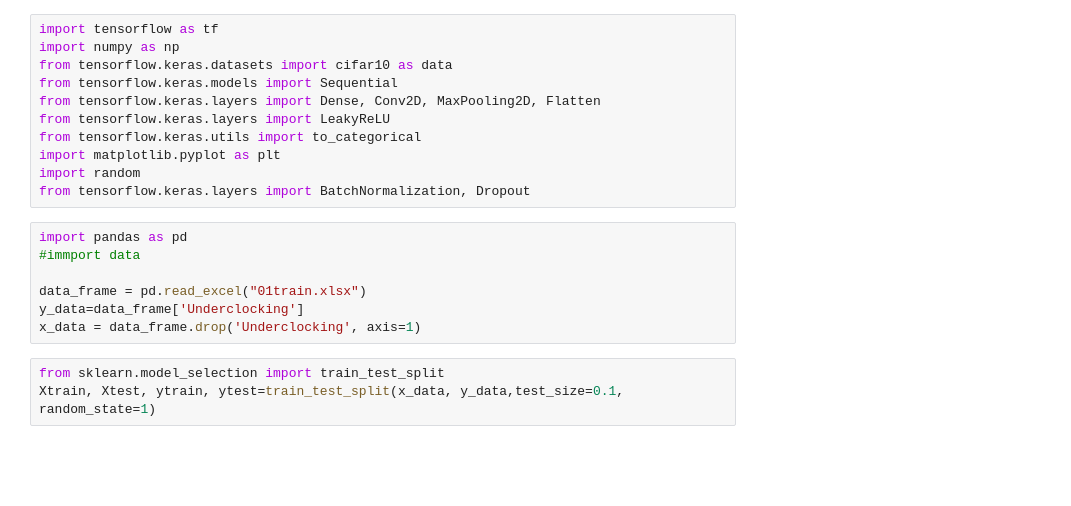
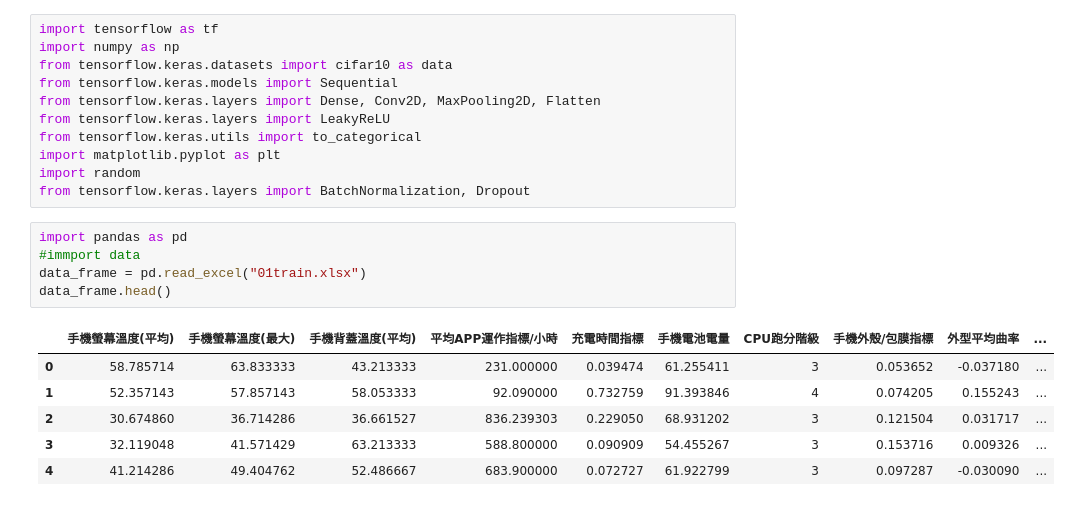
Before and after one commit to jeremy4111/ai, a Jupyter notebook: nn.ipynb, the cells around one changed output. Drawn from its saved outputs; the diff is of its cells as text; blank space fills up the shorter version.

```diff
--- a/nn.ipynb
+++ b/nn.ipynb
@@ -12,10 +12,12 @@ from tensorflow.keras.layers import BatchNormalization, Dropout
 # %%
 import pandas as pd
 #immport data
-
 data_frame = pd.read_excel("01train.xlsx")
-y_data=data_frame['Underclocking']
-x_data = data_frame.drop('Underclocking', axis=1)
+data_frame.head()
+# %% [output]
+|  | 手機螢幕溫度(平均) | 手機螢幕溫度(最大) | 手機背蓋溫度(平均) | 平均APP運作指標/小時 | 充電時間指標 | 手機電池電量 | CPU跑分階級 | 手機外殼/包膜指標 | 外型平均曲率 | ... |
+| 0 | 58.785714 | 63.833333 | 43.213333 | 231.000000 | 0.039474 | 61.255411 | 3 | 0.053652 | -0.037180 | ... |
+| 1 | 52.357143 | 57.857143 | 58.053333 | 92.090000 | 0.732759 | 91.393846 | 4 | 0.074205 | 0.155243 | ... |
+| 2 | 30.674860 | 36.714286 | 36.661527 | 836.239303 | 0.229050 | 68.931202 | 3 | 0.121504 | 0.031717 | ... |
+| 3 | 32.119048 | 41.571429 | 63.213333 | 588.800000 | 0.090909 | 54.455267 | 3 | 0.153716 | 0.009326 | ... |
+| 4 | 41.214286 | 49.404762 | 52.486667 | 683.900000 | 0.072727 | 61.922799 | 3 | 0.097287 | -0.030090 | ... |
-# %%
-from sklearn.model_selection import train_test_split
-Xtrain, Xtest, ytrain, ytest=train_test_split(x_data, y_data,test_size=0.1, random_state=1)
```
Also changed, not shown: parts of 7 cells of this notebook.
